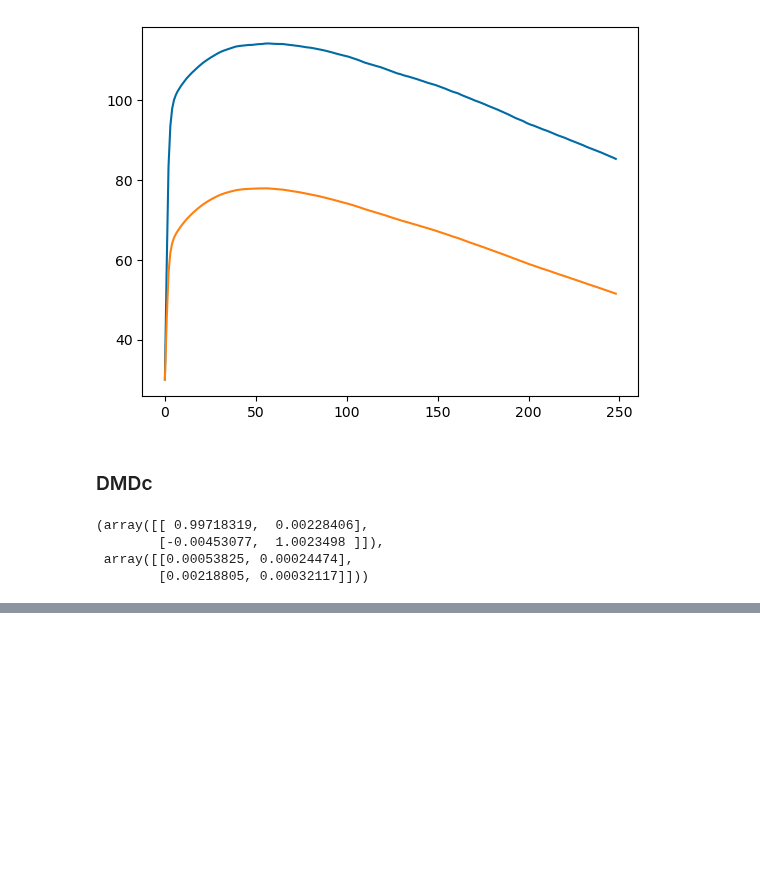
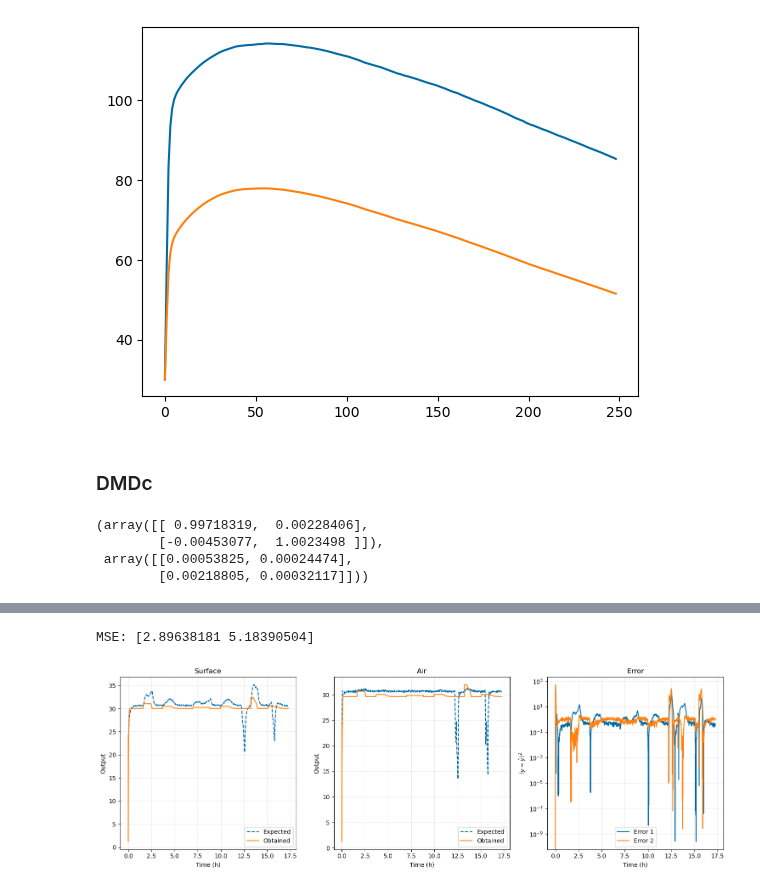
Before and after one commit to prognostics-lab/lion, a Jupyter notebook: data_raw/240209_temptest_C6B2.ipynb, the cells around one changed output, grey strips where cells are left out. Drawn from its saved outputs; the diff is of its cells as text; code cells hidden in the pictures; blank space fills up the shorter version.

Commit message:
Obtained the parameters from the data

```diff
--- a/data_raw/240209_temptest_C6B2.ipynb
+++ b/data_raw/240209_temptest_C6B2.ipynb
@@ -322,0 +395,13 @@ a_mat, b_mat
+# %%
+_INITIAL_GUESS = np.array([100, 10, 100, 2, 15])
+mse_error = generate_mse_error(y_train, u_train, t_train, x0_train)
+params = optimize.least_squares(lambda p: mse_error(TargetParams(*p)), _INITIAL_GUESS, bounds=(0, np.inf), jac="2-point", max_nfev=1000)
+
+
+A, B, C, _ = target_lti_parameters(TargetParams(*params.x))
+display(params)
+print(f"Final parameters: {TargetParams(*params.x)}")
+print(f"A = \n{A}")
+print(f"B = \n{B}")
+print(f"C = \n{C}")
+alert()
@@ -322,0 +431,49 @@ a_mat, b_mat
+# %%
+_EVAL_SEGMENT = 2
+dt_eval = cap_time_segs[_EVAL_SEGMENT]
+dt_eval = dt_eval[1] - dt_eval[0]
+t_eval = dt_eval * np.arange(len(cap_time_segs[_EVAL_SEGMENT]))
+y_eval = np.array([temp_sur_segs[_EVAL_SEGMENT], temp_air_segs[_EVAL_SEGMENT]]).T
+u_eval = np.array([chamber_sp_segs[_EVAL_SEGMENT], gen_heat_segs[_EVAL_SEGMENT]]).T
+x0_eval = y_eval[0] # We assume the observations match the states at the beginning
+
+evaluate = generate_evaluation(y_eval, u_eval, t_eval, x0_eval)
+expected, obtained, error = evaluate(TargetParams(*params.x))
+error_square = error ** 2
+mse = np.diag(error.conjugate().T @ error) / len(error)
+print(f"MSE: {mse}")
+
+fig, (ax1, ax2, ax3) = plt.subplots(1, 3, figsize=(15, 5))
+
+ax1.plot(t_eval / 3600, expected[:, 0], label="Expected", linestyle="--")
+ax1.plot(t_eval / 3600, obtained[:, 0], label="Obtained")
+ax2.plot(t_eval / 3600, expected[:, 1], label="Expected", linestyle="--")
+ax2.plot(t_eval / 3600, obtained[:, 1], label="Obtained")
+ax3.plot(t_eval / 3600, error_square[:, 0], label="Error 1")
+ax3.plot(t_eval / 3600, error_square[:, 1], label="Error 2")
+
+ax1.set_xlabel("Time (h)")
+ax1.set_ylabel("Output")
+ax2.set_xlabel("Time (h)")
+ax2.set_ylabel("Output")
+ax3.set_xlabel("Time (h)")
+ax3.set_ylabel("$\\left(y - \\hat y\\right)^2$")
+
+ax1.set_title("Surface")
+ax2.set_title("Air")
+ax3.set_title("Error")
+
+ax1.legend()
+ax2.legend()
+ax3.legend()
+ax1.grid(alpha=0.25)
+ax2.grid(alpha=0.25)
+ax3.grid(alpha=0.25)
+
+ax3.set_yscale("log")
+
+fig.tight_layout()
+plt.show()
+# %% [output]
+MSE: [2.89638181 5.18390504]
+[figure, added]
```
Also changed, not shown: parts of 5 cells of this notebook.
